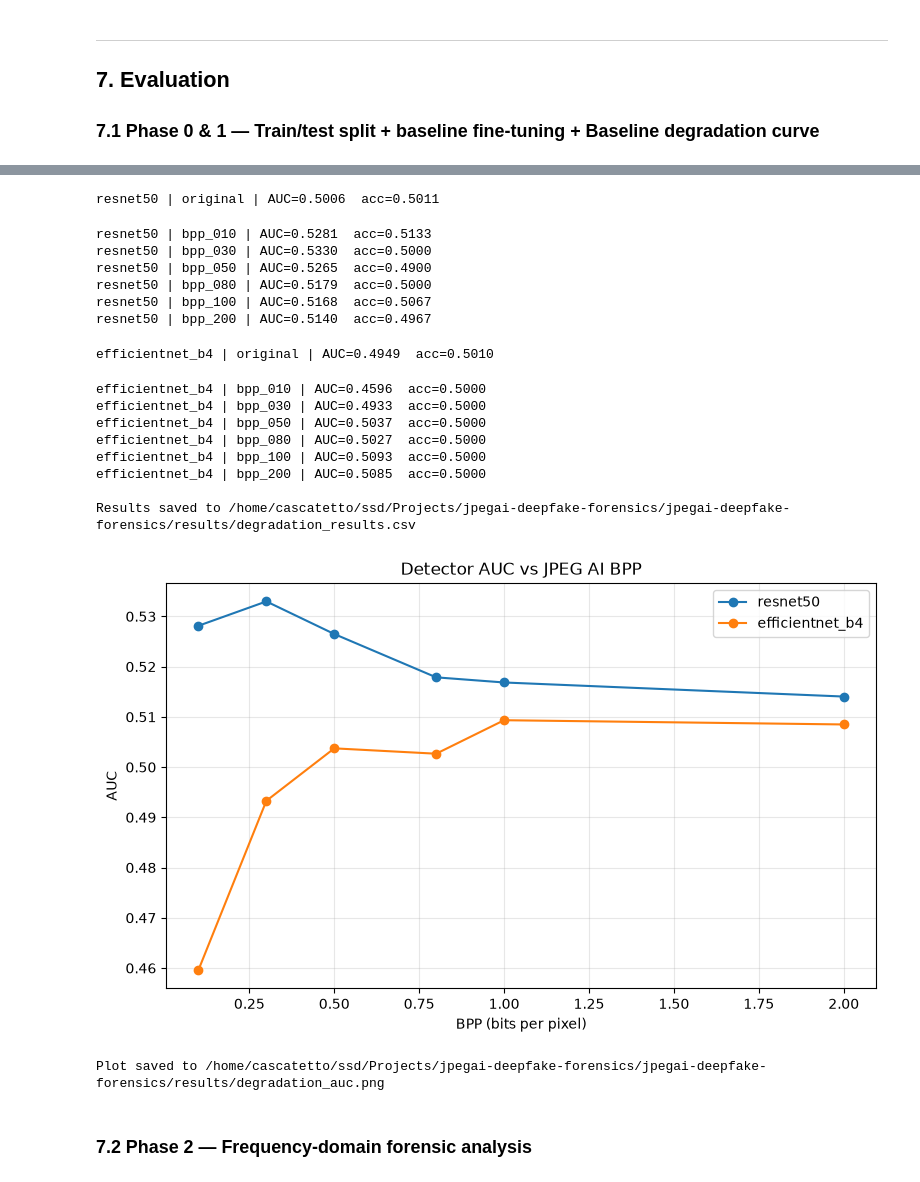
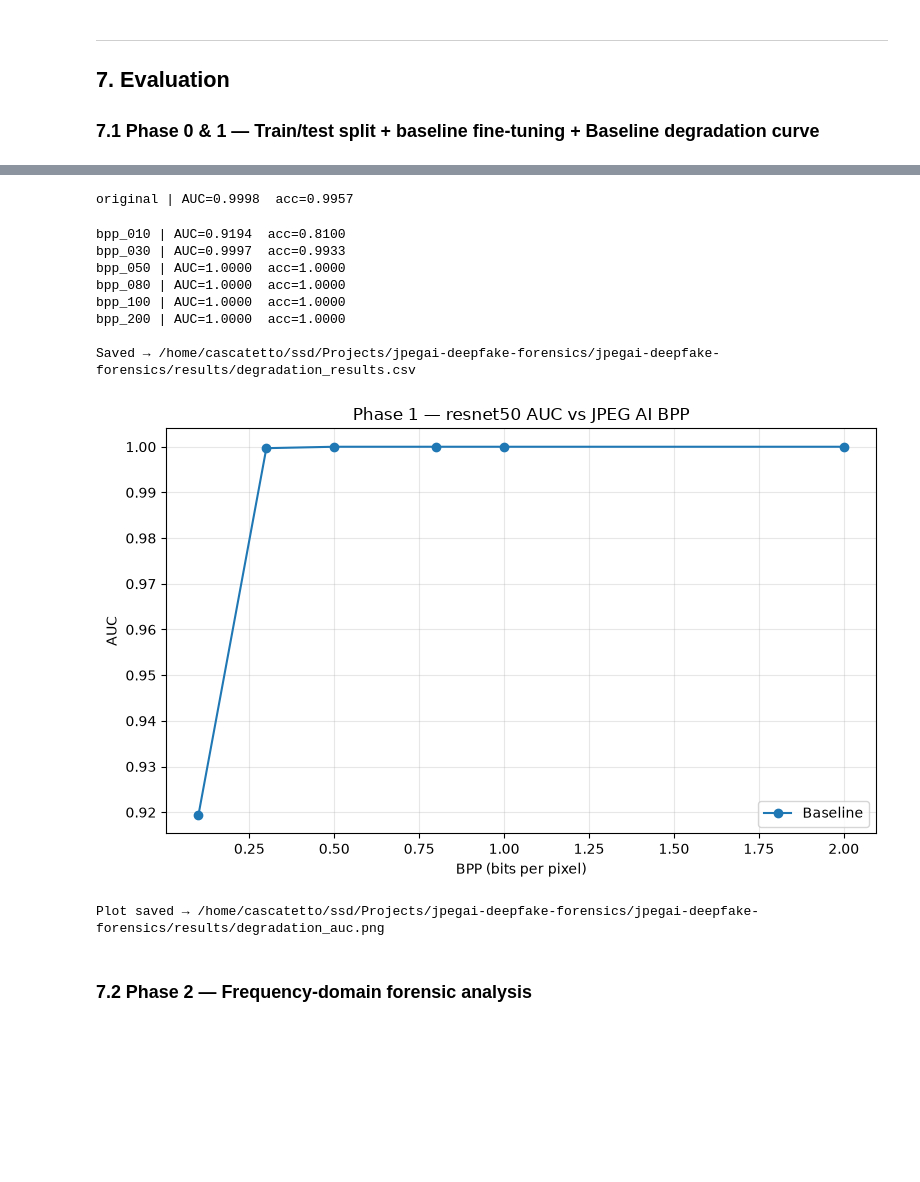
Before and after one commit to ClaudioLoriga/jpegai-deepfake-forensics, a Jupyter notebook: notebook.ipynb, the cells around one changed output, grey strips where cells are left out. Saved outputs shown, nothing was run; the diff lists cells and outputs as text; code cells hidden in the pictures; blank space fills up the shorter version.

```diff
--- a/notebook.ipynb
+++ b/notebook.ipynb
@@ -519,57 +613,50 @@ print(f"\nBaseline {BASELINE_DET} — AUC={_m['auc']:.4f}  acc={_m['accuracy']:.
 # %%
 
-# Phase 1: Evaluate fine-tuned baseline on original test split + all BPP-compressed sets.
-# This shows how JPEG AI compression degrades detector performance.
+# Phase 1: Evaluate fine-tuned baseline on ORIG_TEST + COMP_TEST (no leakage).
+# ORIG_TEST and COMP_TEST are disjoint; COMP_TEST images were never in training.
 
 phase1_results = {}
 
-# Original test split
-_m = evaluate_detector(baseline_model, make_list_loader(TEST_SAMPLES))
+# Original test split (unseen originals)
+_m = evaluate_detector(baseline_model, make_list_loader(ORIG_TEST))
 phase1_results["original"] = _m
-print(f"original | AUC={_m['auc']:.4f}  acc={_m['accuracy']:.4f}")
+print(f"original (ORIG_TEST) | AUC={_m['auc']:.4f}  acc={_m['accuracy']:.4f}")
 
-# Compressed at each BPP (all 150 images per class)
+# Compressed — COMP_TEST split only
 for bpp in tqdm(BPP_LEVELS, desc="BPP levels"):
     bpp_tag = f"bpp_{int(bpp*100):03d}"
-    bpp_dir = COMPRESSED_DIR / bpp_tag
+    bpp_dir = COMPRESSED_DIR / f"bpp_{int(bpp*100):03d}"
     if not bpp_dir.exists():
-        print(f"  SKIP {bpp_tag} (not found)")
+        print(f"  SKIP {bpp_tag}")
         continue
-    _m = evaluate_detector(baseline_model, make_dataloader(bpp_dir))
+    _m = evaluate_detector(baseline_model, make_comp_test_loader(bpp))
     phase1_results[bpp] = _m
-    print(f"{bpp_tag} | AUC={_m['auc']:.4f}  acc={_m['accuracy']:.4f}")
+    print(f"{bpp_tag} (COMP_TEST) | AUC={_m['auc']:.4f}  acc={_m['accuracy']:.4f}")
 
 # ── Save CSV ──────────────────────────────────────────────────────────────────
 rows = [{"detector": BASELINE_DET, "strategy": "baseline", "bpp": k,
          "auc": v["auc"], "accuracy": v["accuracy"], "f1": v["f1"]}
         for k, v in phase1_results.items()]
 pd.DataFrame(rows).to_csv(RESULTS_DIR / "degradation_results.csv", index=False)
 print(f"\nSaved → {RESULTS_DIR / 'degradation_results.csv'}")
 
-# ── Plot degradation curve ────────────────────────────────────────────────────
+# ── Plot ──────────────────────────────────────────────────────────────────────
 _auc_bpp = {k: v["auc"] for k, v in phase1_results.items() if k != "original"}
 plot_degradation_curve({"Baseline": _auc_bpp}, metric="auc",
                        title=f"Phase 1 — {BASELINE_DET} AUC vs JPEG AI BPP")
 print(f"Plot saved → {RESULTS_DIR / 'degradation_auc.png'}")
 # %% [output]
-resnet50 | original | AUC=0.5006  acc=0.5011
+original | AUC=0.9998  acc=0.9957
-resnet50 | bpp_010 | AUC=0.5281  acc=0.5133
-resnet50 | bpp_030 | AUC=0.5330  acc=0.5000
-resnet50 | bpp_050 | AUC=0.5265  acc=0.4900
-resnet50 | bpp_080 | AUC=0.5179  acc=0.5000
-resnet50 | bpp_100 | AUC=0.5168  acc=0.5067
-resnet50 | bpp_200 | AUC=0.5140  acc=0.4967
+bpp_010 | AUC=0.9194  acc=0.8100
+bpp_030 | AUC=0.9997  acc=0.9933
+bpp_050 | AUC=1.0000  acc=1.0000
+bpp_080 | AUC=1.0000  acc=1.0000
+bpp_100 | AUC=1.0000  acc=1.0000
+bpp_200 | AUC=1.0000  acc=1.0000
+
+Saved → /home/cascatetto/ssd/Projects/jpegai-deepfake-forensics/jpegai-deepfake-forensics/results/degradation_results.csv
+[figure, new version]
-efficientnet_b4 | original | AUC=0.4949  acc=0.5010
+Plot saved → /home/cascatetto/ssd/Projects/jpegai-deepfake-forensics/jpegai-deepfake-forensics/results/degradation_auc.png
-efficientnet_b4 | bpp_010 | AUC=0.4596  acc=0.5000
-efficientnet_b4 | bpp_030 | AUC=0.4933  acc=0.5000
-efficientnet_b4 | bpp_050 | AUC=0.5037  acc=0.5000
-efficientnet_b4 | bpp_080 | AUC=0.5027  acc=0.5000
-efficientnet_b4 | bpp_100 | AUC=0.5093  acc=0.5000
-efficientnet_b4 | bpp_200 | AUC=0.5085  acc=0.5000
-
-Results saved to /home/cascatetto/ssd/Projects/jpegai-deepfake-forensics/jpegai-deepfake-forensics/results/degradation_results.csv
-[figure, old version]
-Plot saved to /home/cascatetto/ssd/Projects/jpegai-deepfake-forensics/jpegai-deepfake-forensics/results/degradation_auc.png
 # %% [markdown]
 ### 7.2 Phase 2 — Frequency-domain forensic analysis
 # %%
```
Also changed, not shown: parts of 5 cells of this notebook.
